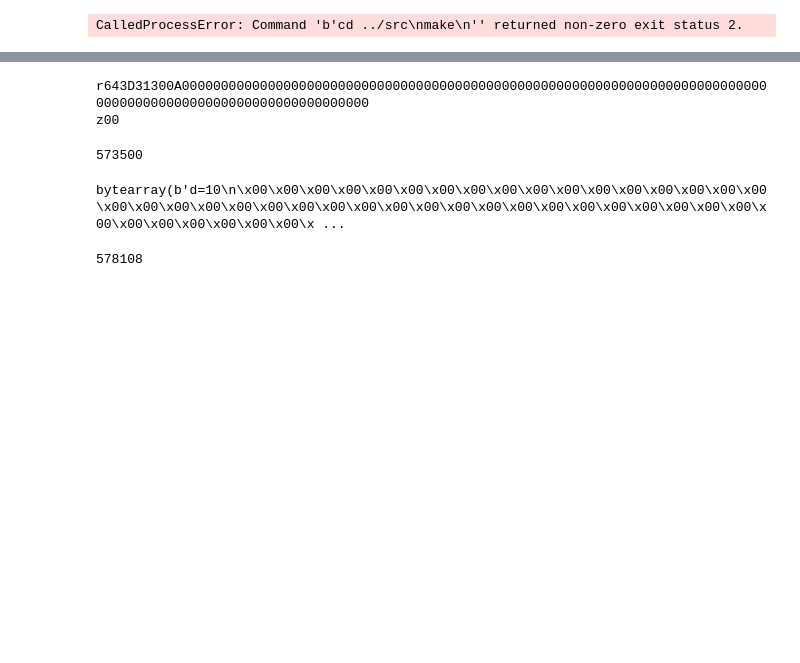
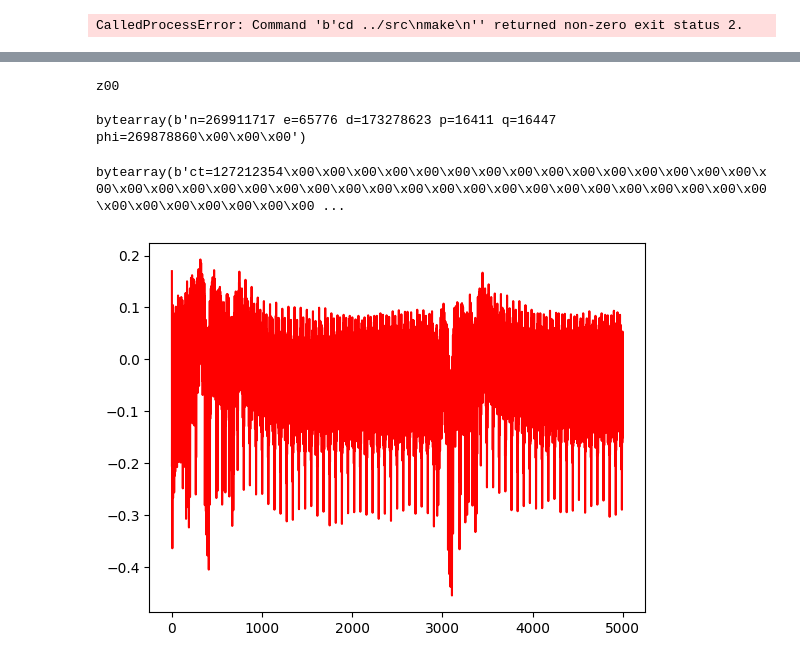
Before and after one commit to ExOP17/Power_Analysis_On_RSA_With_ChipWhisperer, a Jupyter notebook: jupyter/0.Building and flashing the firmware.ipynb, the cells around one changed output, grey strips where cells are left out. Saved outputs shown, nothing was run; the diff lists cells and outputs as text; code cells hidden in the pictures; blank space fills up the shorter version.

```diff
--- a/jupyter/0.Building and flashing the firmware.ipynb
+++ b/jupyter/0.Building and flashing the firmware.ipynb
@@ -177,22 +183,10 @@ target.write("g\n");
 # %%
+# Affichage de `d`
+
 target.write('d\n')
-a = target.read()
-print(a)
+print(target.read())
+print(target.simpleserial_read('r', 64))
 # %% [output]
-r643D31300A00000000000000000000000000000000000000000000000000000000000000000000000000000000000000000000000000000000000000
 z00
+
+bytearray(b'n=269911717 e=65776 d=173278623 p=16411 q=16447 phi=269878860\x00\x00\x00')
-# %%
-import struct
-
-struct.unpack('<Q',b'\x00\x00\x00\x00\x00\x08\xc0<'[::-1] )[0]
-# %% [output]
-573500
-# %%
-print(target.simpleserial_read('r', 60))
-# %% [output]
-bytearray(b'd=10\n\x00\x00\x00\x00\x00\x00\x00\x00\x00\x00\x00\x00\x00\x00\x00\x00\x00\x00\x00\x00\x00\x00\x00\x00\x00\x00\x00\x00\x00\x00\x00\x00\x00\x00\x00\x00\x00\x00\x00\x00\x00\x00\x00\x00\x00\x ...
-# %%
-a = b'\x00\x00\x00\x00\x00\x08\xd2<'
-int.from_bytes(a, byteorder="big")
-# %% [output]
-578108
@@ -198,0 +198,19 @@ int.from_bytes(a, byteorder="big")
+# %%
+# Encryption d'un plaintext
+scope.arm()
+
+target.write("e\n")
+
+print(target.read())
+print(target.simpleserial_read('r', 64))
+
+scope.capture()
+res = scope.get_last_trace()
+
+
+import matplotlib.pylab as plt
+plt.plot(res[:], 'r')
+plt.show()
+# %% [output]
+bytearray(b'ct=127212354\x00\x00\x00\x00\x00\x00\x00\x00\x00\x00\x00\x00\x00\x00\x00\x00\x00\x00\x00\x00\x00\x00\x00\x00\x00\x00\x00\x00\x00\x00\x00\x00\x00\x00\x00\x00\x00\x00\x00\x00\x00\x00\x00\x00 ...
+[figure, added]
```
Also changed, not shown: parts of 5 cells of this notebook, 9 other files.
